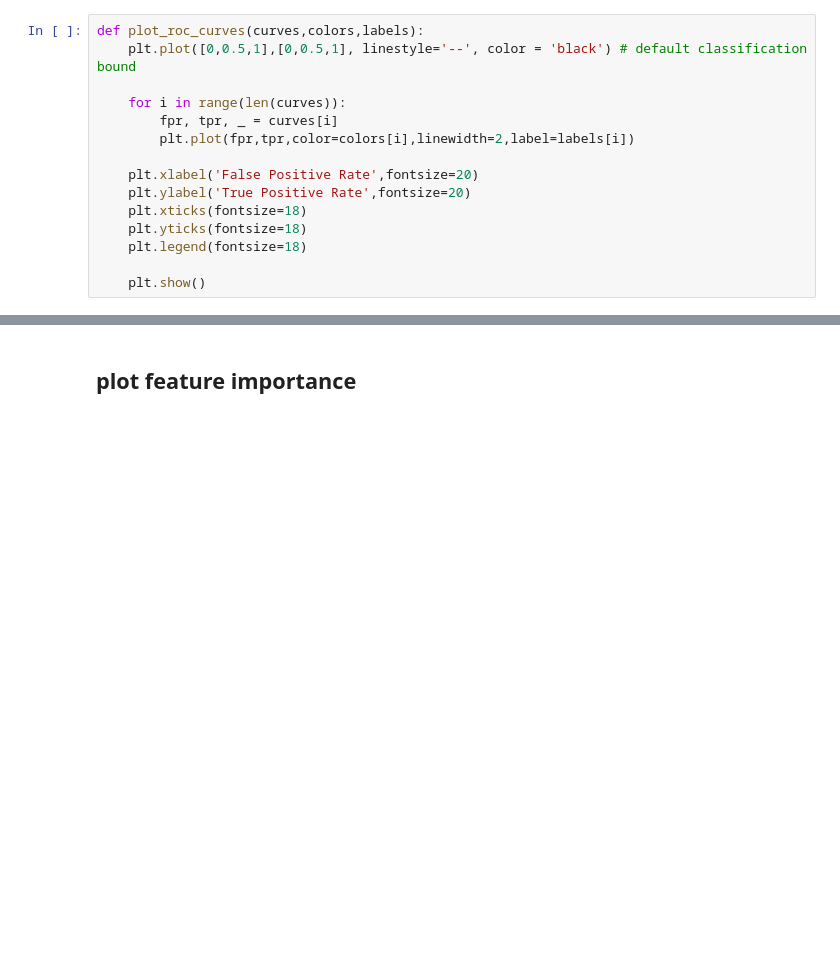
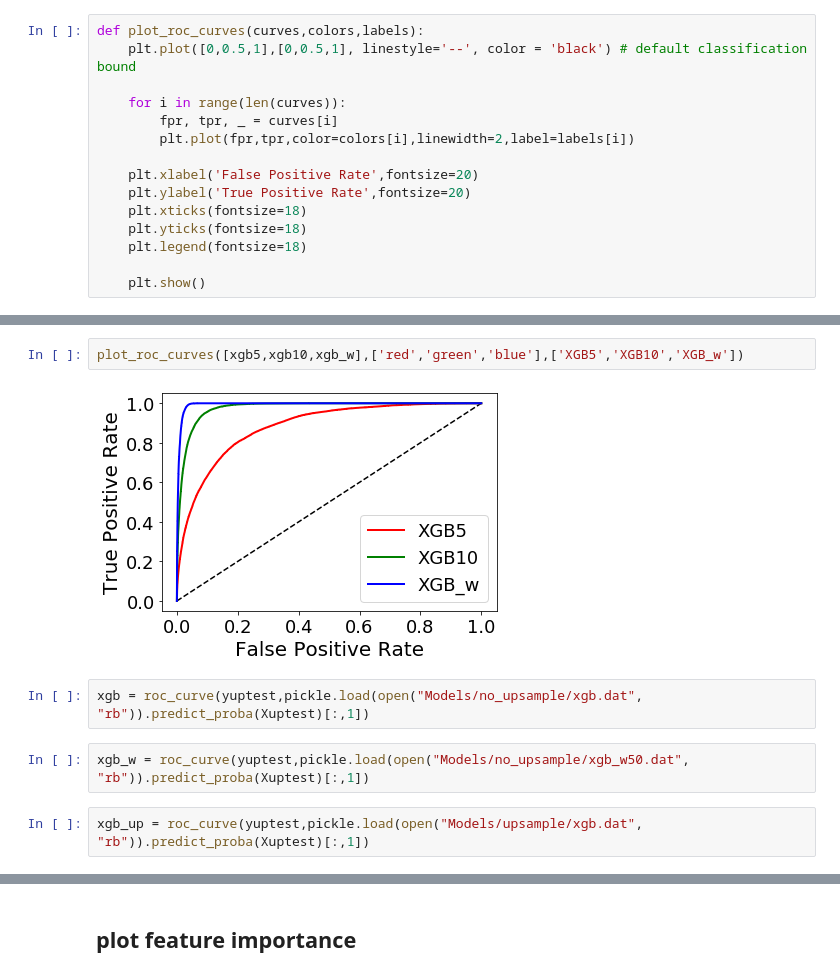
Before and after one commit to Shunling/Insight_HealthDataScience, a Jupyter notebook: Projects/P3/Add_Diagnosis.ipynb, the cells around one changed output, grey strips where cells are left out. Cells and saved outputs as stored; diff of their text form; blank space fills up the shorter version.

```diff
--- a/Projects/P3/Add_Diagnosis.ipynb
+++ b/Projects/P3/Add_Diagnosis.ipynb
@@ -446,0 +591,10 @@ plot_roc_curves([nb_curve,xbg_curve,lgb_curve],['pink','lightgreen','royalblue']
+# %%
+plot_roc_curves([xgb5,xgb10,xgb_w],['red','green','blue'],['XGB5','XGB10','XGB_w'])
+# %% [output]
+[figure, added]
+# %%
+xgb = roc_curve(yuptest,pickle.load(open("Models/no_upsample/xgb.dat", "rb")).predict_proba(Xuptest)[:,1])
+# %%
+xgb_w = roc_curve(yuptest,pickle.load(open("Models/no_upsample/xgb_w50.dat", "rb")).predict_proba(Xuptest)[:,1])
+# %%
+xgb_up = roc_curve(yuptest,pickle.load(open("Models/upsample/xgb.dat", "rb")).predict_proba(Xuptest)[:,1])
```
Also changed, not shown: parts of 21 cells of this notebook.
